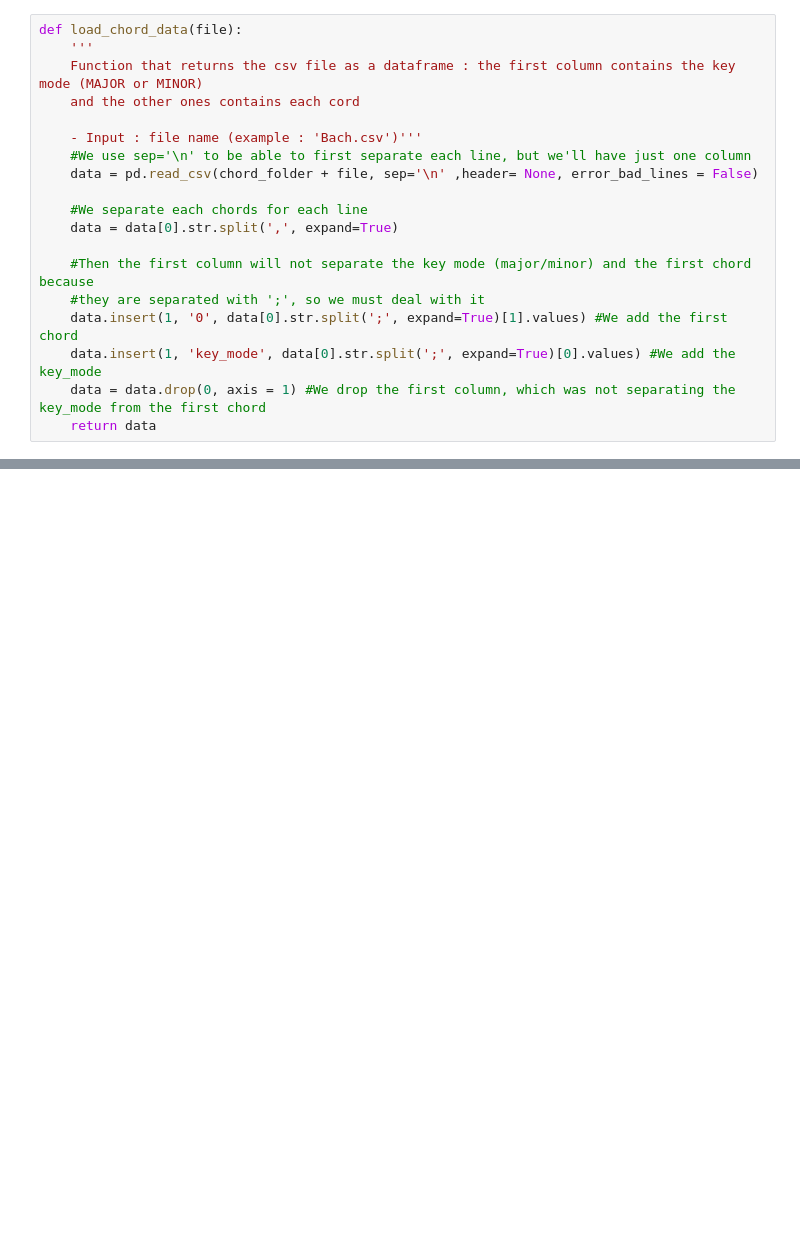
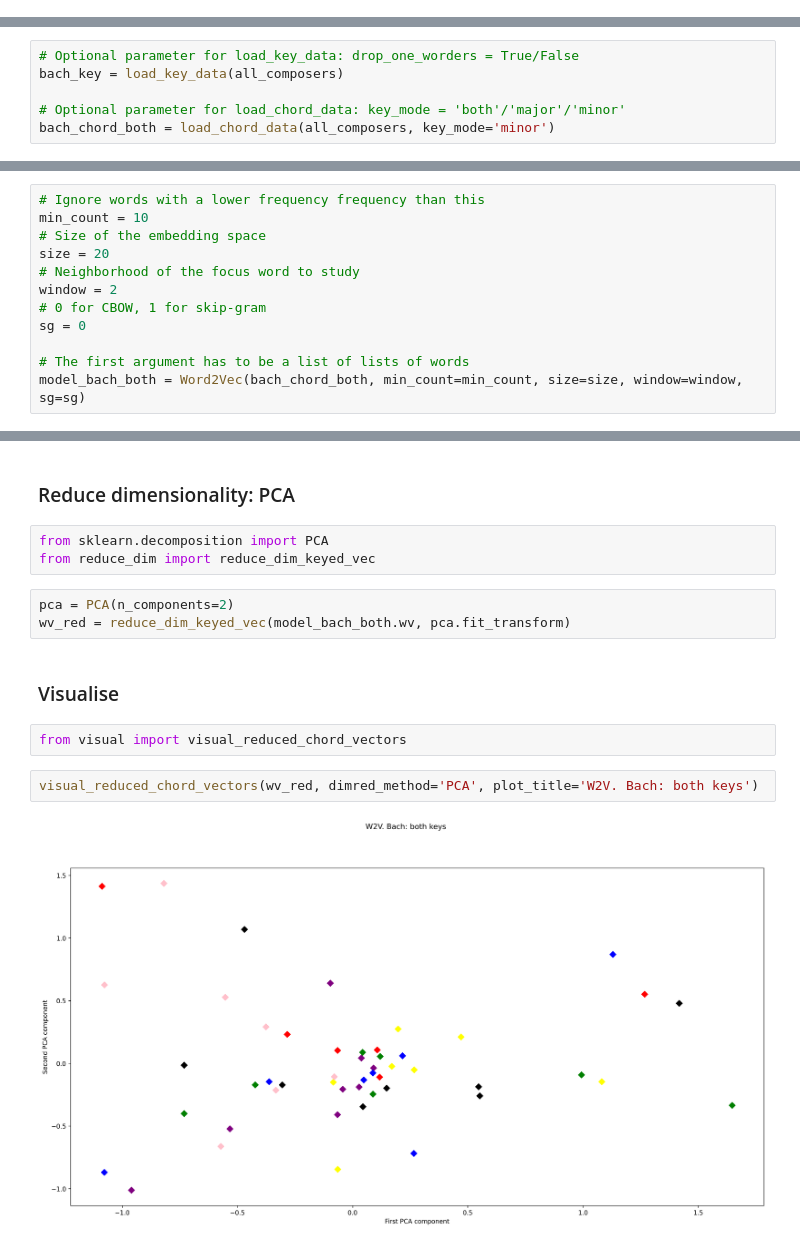
Before and after one commit to elianzuoni/ml_project2, a Jupyter notebook: ML_chord.ipynb, the cells around one changed output, grey strips where cells are left out. Cells and saved outputs as stored; diff of their text form; blank space fills up the shorter version.

Commit message:
done visual

```diff
--- a/ML_chord.ipynb
+++ b/ML_chord.ipynb
@@ -71,19 +0,0 @@ reg = re.compile(regex, re.VERBOSE)
-# %%
-def load_chord_data(file):
-    '''
-    Function that returns the csv file as a dataframe : the first column contains the key mode (MAJOR or MINOR)
-    and the other ones contains each cord
-
-    - Input : file name (example : 'Bach.csv')'''
-    #We use sep='\n' to be able to first separate each line, but we'll have just one column
-    data = pd.read_csv(chord_folder + file, sep='\n' ,header= None, error_bad_lines = False)
-
-    #We separate each chords for each line
-    data = data[0].str.split(',', expand=True)
-
-    #Then the first column will not separate the key mode (major/minor) and the first chord because
-    #they are separated with ';', so we must deal with it
-    data.insert(1, '0', data[0].str.split(';', expand=True)[1].values) #We add the first chord
-    data.insert(1, 'key_mode', data[0].str.split(';', expand=True)[0].values) #We add the key_mode
-    data = data.drop(0, axis = 1) #We drop the first column, which was not separating the key_mode from the first chord
-    return data
@@ -386,0 +14,6 @@ For exemple we see that the closer chord to 'I:MAJ' is 'VII:DIM' for the major m
+# %%
+# Optional parameter for load_key_data: drop_one_worders = True/False
+bach_key = load_key_data(all_composers)
+
+# Optional parameter for load_chord_data: key_mode = 'both'/'major'/'minor'
+bach_chord_both = load_chord_data(all_composers, key_mode='minor')
@@ -386,0 +24,12 @@ For exemple we see that the closer chord to 'I:MAJ' is 'VII:DIM' for the major m
+# %%
+# Ignore words with a lower frequency frequency than this
+min_count = 10
+# Size of the embedding space
+size = 20
+# Neighborhood of the focus word to study
+window = 2
+# 0 for CBOW, 1 for skip-gram
+sg = 0
+
+# The first argument has to be a list of lists of words
+model_bach_both = Word2Vec(bach_chord_both, min_count=min_count, size=size, window=window, sg=sg)
@@ -386,0 +38,16 @@ For exemple we see that the closer chord to 'I:MAJ' is 'VII:DIM' for the major m
+# %% [markdown]
+### Reduce dimensionality: PCA
+# %%
+from sklearn.decomposition import PCA
+from reduce_dim import reduce_dim_keyed_vec
+# %%
+pca = PCA(n_components=2)
+wv_red = reduce_dim_keyed_vec(model_bach_both.wv, pca.fit_transform)
+# %% [markdown]
+### Visualise
+# %%
+from visual import visual_reduced_chord_vectors
+# %%
+visual_reduced_chord_vectors(wv_red, dimred_method='PCA', plot_title='W2V. Bach: both keys')
+# %% [output]
+[figure, added]
```
Also changed, not shown: parts of 48 cells of this notebook, 7 other files.
